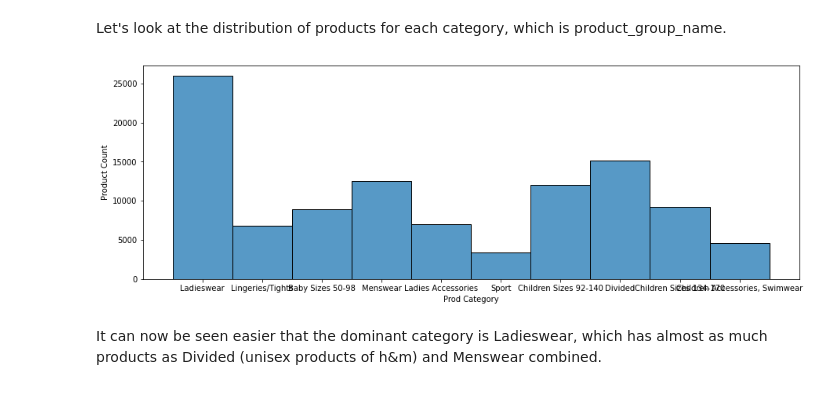
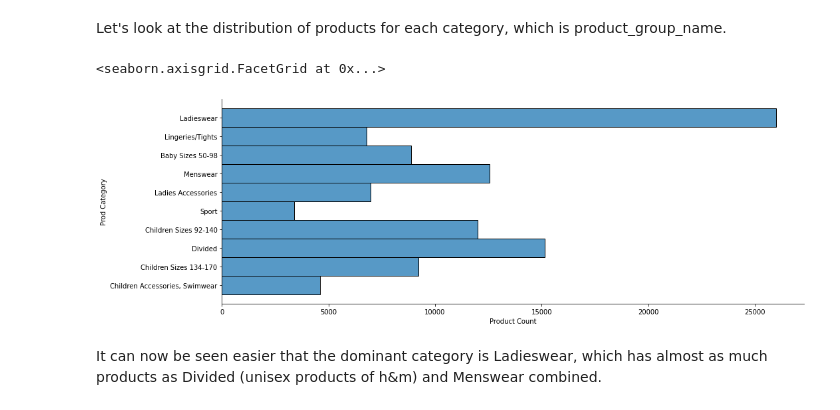
Before and after one commit to kaancceylan/exploratory-data-analysis, a Jupyter notebook: Kaggle_H&M_EDA.ipynb, the cells around one changed output. Saved outputs shown, nothing was run; the diff lists cells and outputs as text; code cells hidden in the pictures.

```diff
--- a/Kaggle_H&M_EDA.ipynb
+++ b/Kaggle_H&M_EDA.ipynb
@@ -117,15 +137,13 @@ Name: index_name, dtype: int64
 Ladieswear, Divided, Menswear and Children categories make up most of the data. Let's visualize this with a distplot.
 # %% [markdown]
 Let's look at the distribution of products for each category, which is product_group_name.
-# %%
-#@title Dist Plot For Category Distributions
-fig, ax = plt.subplots(figsize=(15,5))
-sns.histplot(data=articles, x='index_name')
-ax.set_xlabel('Prod Category')
-ax.set_ylabel('Product Count')
-plt.show()
-# %% [output]
-[figure, removed]
+# %%
+#@title {display-mode: "form"}
+ax = sns.displot(data=articles, y='index_name', aspect=3)
+ax.set_axis_labels('Product Count', 'Prod Category')
+# %% [output]
+<seaborn.axisgrid.FacetGrid at 0x...>
+[figure, added]
 # %% [markdown]
 It can now be seen easier that the dominant category is Ladieswear, which has almost as much products as Divided (unisex products of h&m) and Menswear combined.
 # %% [markdown]
```
Also changed, not shown: parts of 52 cells of this notebook.
